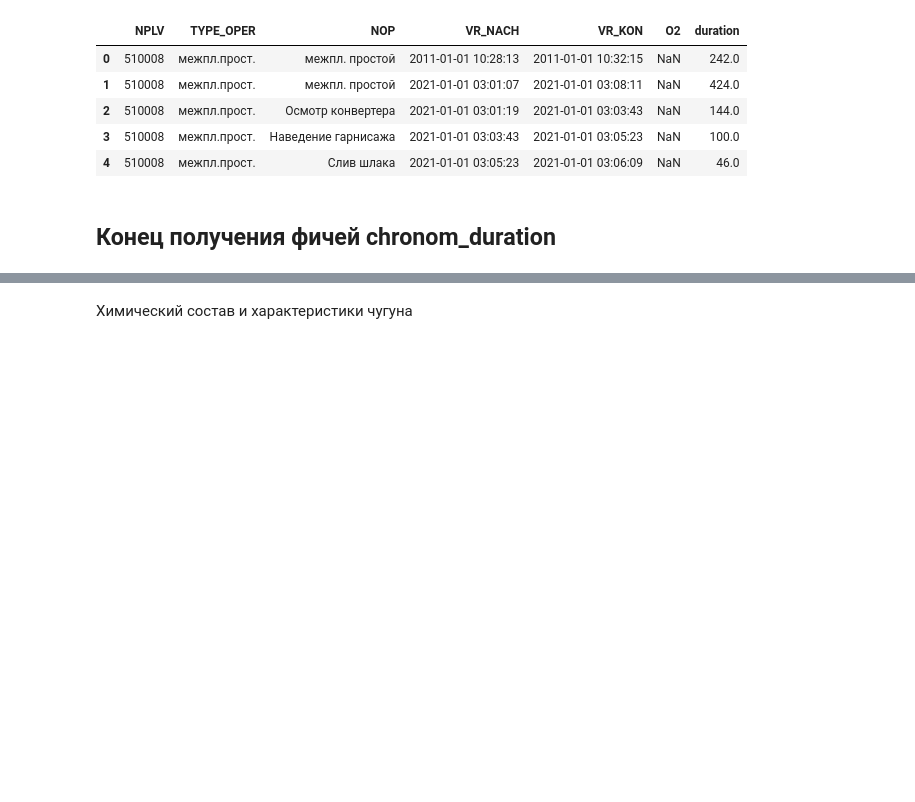
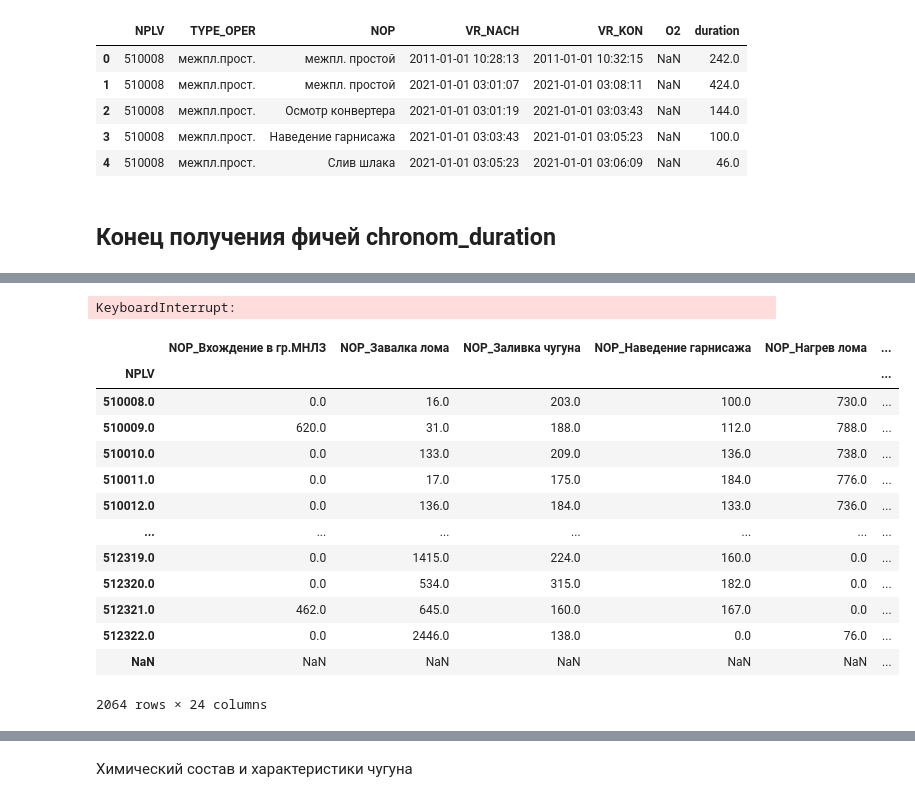
Before and after one commit to garipovroma/produv_o4ka, a Jupyter notebook: watch-data-lizaconst-duration.ipynb, the cells around one changed output, grey strips where cells are left out. Drawn from its saved outputs; the diff is of its cells as text; code cells hidden in the pictures; blank space fills up the shorter version.

```diff
--- a/watch-data-lizaconst-duration.ipynb
+++ b/watch-data-lizaconst-duration.ipynb
@@ -254,0 +136,3 @@ Name: plavka_NAPR_ZAD, dtype: int64
+# %%
+train_gas = pd.read_csv('data/gas_train.csv')
+test_gas = pd.read_csv('data/gas_test.csv')
@@ -254,0 +147,42 @@ Name: plavka_NAPR_ZAD, dtype: int64
+# %%
+row = train_data['chronom'][train_data['chronom']['NOP'] == 'Продувка'].set_index('NPLV')
+start_train_nach = row['VR_NACH']
+end_train_nach = row['VR_KON']
+
+row = test_data['chronom'][test_data['chronom']['NOP'] == 'Продувка'].set_index('NPLV')
+start_test_nach = row['VR_NACH']
+end_test_nach = row['VR_KON']
+# %%
+%%time
+
+for nplv_obj in tqdm.tqdm(train_gas['NPLV'].unique()):
+    df_nplv = train_gas[(train_gas['NPLV'] == nplv_obj) & \
+                        ((train_gas['Time'] - start_train_nach[nplv_obj]).dt.total_seconds() <= 1) & \
+                        ((train_gas['Time'] - start_train_nach[nplv_obj]).dt.total_seconds() >= 0)]
+    cat_chronom_train.at[nplv_obj, 'O2_start_Продувка'] = df_nplv['O2']
+    cat_chronom_train.at[nplv_obj, 'V_start_Продувка'] = df_nplv['V']
+    cat_chronom_train.at[nplv_obj, 'T_start_Продувка'] = df_nplv['T']
+    cat_chronom_train.at[nplv_obj, 'N2_start_Продувка'] = df_nplv['N2']
+    cat_chronom_train.at[nplv_obj, 'H2_start_Продувка'] = df_nplv['H2']
+    cat_chronom_train.at[nplv_obj, 'CO2_start_Продувка'] = df_nplv['CO2']
+    cat_chronom_train.at[nplv_obj, 'AR_start_Продувка'] = df_nplv['AR']
+    cat_chronom_train.at[nplv_obj, 'O2_pressure_start_Продувка'] = df_nplv['O2_pressure']
+# %% [output]
+KeyboardInterrupt:
+# %%
+cat_chronom_train
+# %% [output]
+|  | NOP_Вхождение в гр.МНЛЗ | NOP_Завалка лома | NOP_Заливка чугуна | NOP_Наведение гарнисажа | NOP_Нагрев лома | ... |
+| NPLV |  |  |  |  |  | ... |
+| 510008.0 | 0.0 | 16.0 | 203.0 | 100.0 | 730.0 | ... |
+| 510009.0 | 620.0 | 31.0 | 188.0 | 112.0 | 788.0 | ... |
+| 510010.0 | 0.0 | 133.0 | 209.0 | 136.0 | 738.0 | ... |
+| 510011.0 | 0.0 | 17.0 | 175.0 | 184.0 | 776.0 | ... |
+| 510012.0 | 0.0 | 136.0 | 184.0 | 133.0 | 736.0 | ... |
+| ... | ... | ... | ... | ... | ... | ... |
+| 512319.0 | 0.0 | 1415.0 | 224.0 | 160.0 | 0.0 | ... |
+| 512320.0 | 0.0 | 534.0 | 315.0 | 182.0 | 0.0 | ... |
+| 512321.0 | 462.0 | 645.0 | 160.0 | 167.0 | 0.0 | ... |
+| 512322.0 | 0.0 | 2446.0 | 138.0 | 0.0 | 76.0 | ... |
+| NaN | NaN | NaN | NaN | NaN | NaN | ... |
+2064 rows × 24 columns
```
Also changed, not shown: parts of 30 cells of this notebook.
